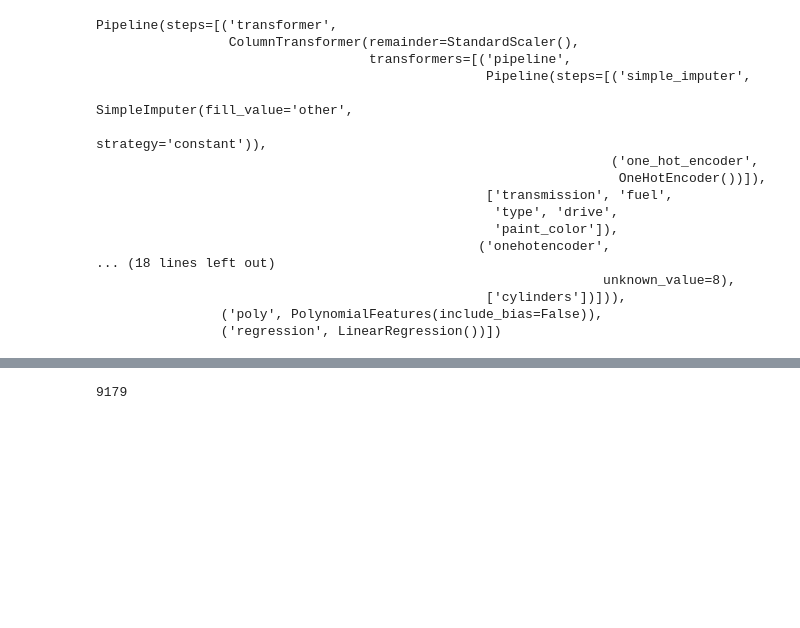
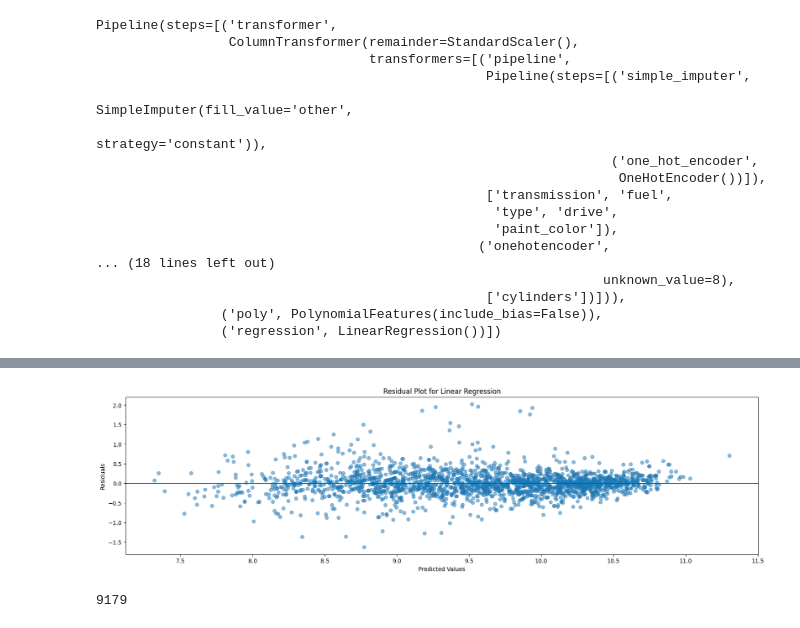
Before and after one commit to chintan17282/practical-application-module-11-, a Jupyter notebook: 05_model_2_3.ipynb, the cells around one changed output, grey strips where cells are left out. Saved outputs shown, nothing was run; the diff lists cells and outputs as text; code cells hidden in the pictures; blank space fills up the shorter version.

```diff
--- a/05_model_2_3.ipynb
+++ b/05_model_2_3.ipynb
@@ -164,3 +166,7 @@ lineplot(y_test, y_test_predict, 200, "PolynomialFeatureson_All_Fields")
+# %%
+residue_plot(y_test, y_test_predict, 200, "PolynomialFeatureson_All_Fields")
+# %% [output]
+[figure, added]
 # %%
 len(pipe.named_steps['regression'].coef_)
 # %% [output]
```
Also changed, not shown: parts of 8 cells of this notebook, 30 other files.
